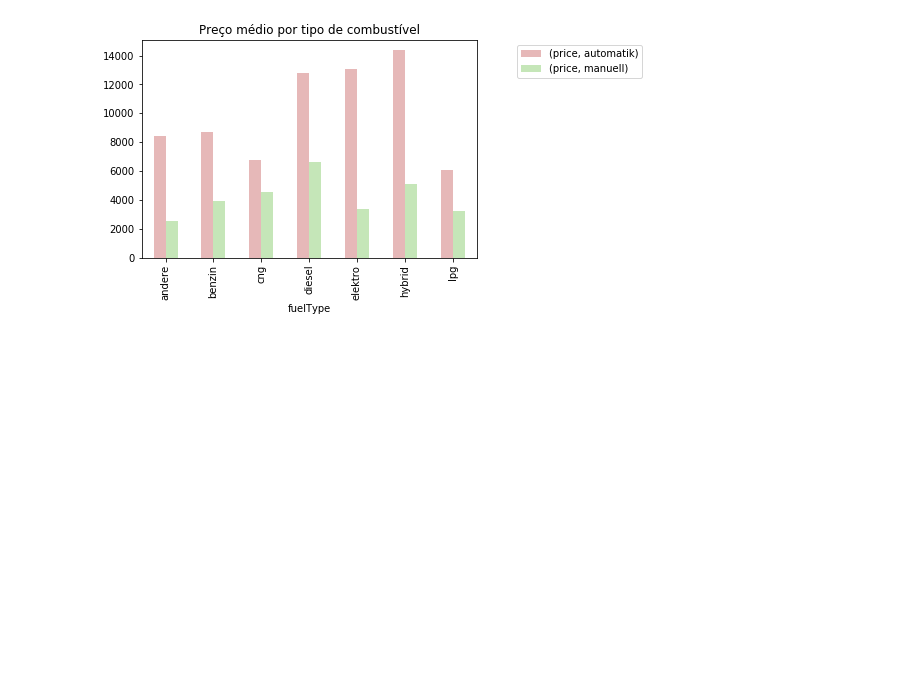
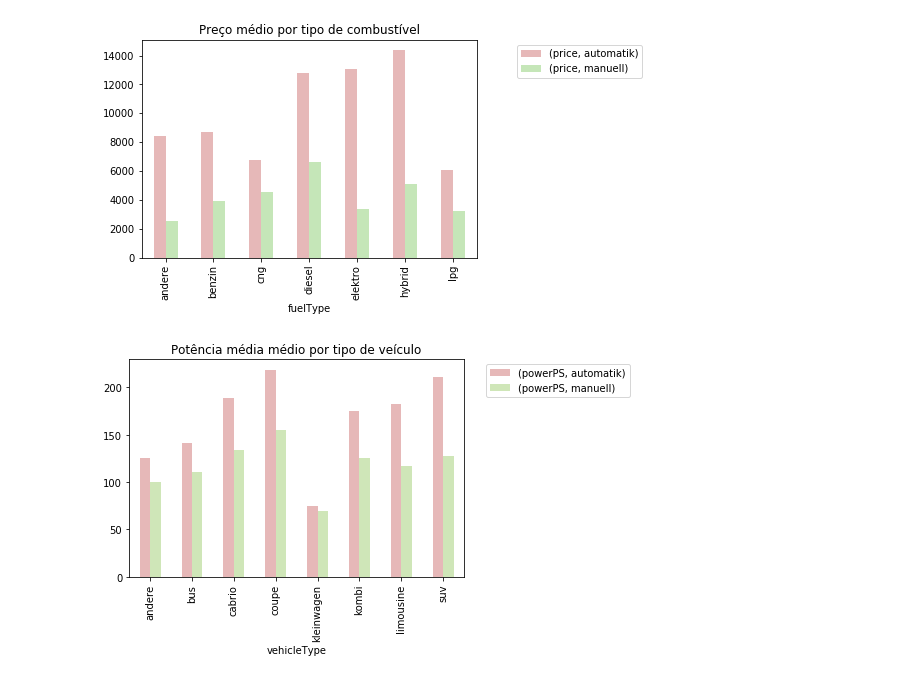
Before and after one commit to lucasOlivio/Fundamentos_analise_dados, a Jupyter notebook: python_fundamentos_analise_dados/Capitulo 09 - Introdução a análise de dados com python/projeto-kaggle-cars/Analise 3.ipynb, the cells around one changed output. Cells and saved outputs as stored; diff of their text form; code cells hidden in the pictures; blank space fills up the shorter version.

```diff
--- a/python_fundamentos_analise_dados/Capitulo 09 - Introdução a análise de dados com python/projeto-kaggle-cars/Analise 3.ipynb
+++ b/python_fundamentos_analise_dados/Capitulo 09 - Introdução a análise de dados com python/projeto-kaggle-cars/Analise 3.ipynb
@@ -39,3 +39,24 @@ ax1.legend(lines, labels, bbox_to_anchor = (1.51, 1))
 fig = ax1.get_figure()
 # %% [output]
 [figure]
+# %%
+# Crie um Barplot com a Potência média de um veículo por tipo de veículo e tipo de caixa de câmbio
+
+# Agrupando os dados
+df2 = df[['vehicleType', 'gearbox','powerPS']].groupby(['vehicleType', 'gearbox']).mean().unstack(level=1)
+
+# Quantidade
+num = len(df2.powerPS.index)
+
+# Criando a lista de cores
+listaHSV = [(x*2.0/num, 0.2, 0.9) for x in range(num)]
+listaRGB = list(map(lambda x: colorsys.hsv_to_rgb(*x), listaHSV))
+
+# Gráfico
+ax1 = df2.plot(kind='bar', color=listaRGB, title='Potência média médio por tipo de veículo')
+lines, labels = ax1.get_legend_handles_labels()
+ax1.legend(lines, labels, bbox_to_anchor = (1.51, 1))
+
+fig = ax1.get_figure()
+# %% [output]
+[figure, added]
```
Also changed, not shown: parts of 1 cell of this notebook, 3 other files.
